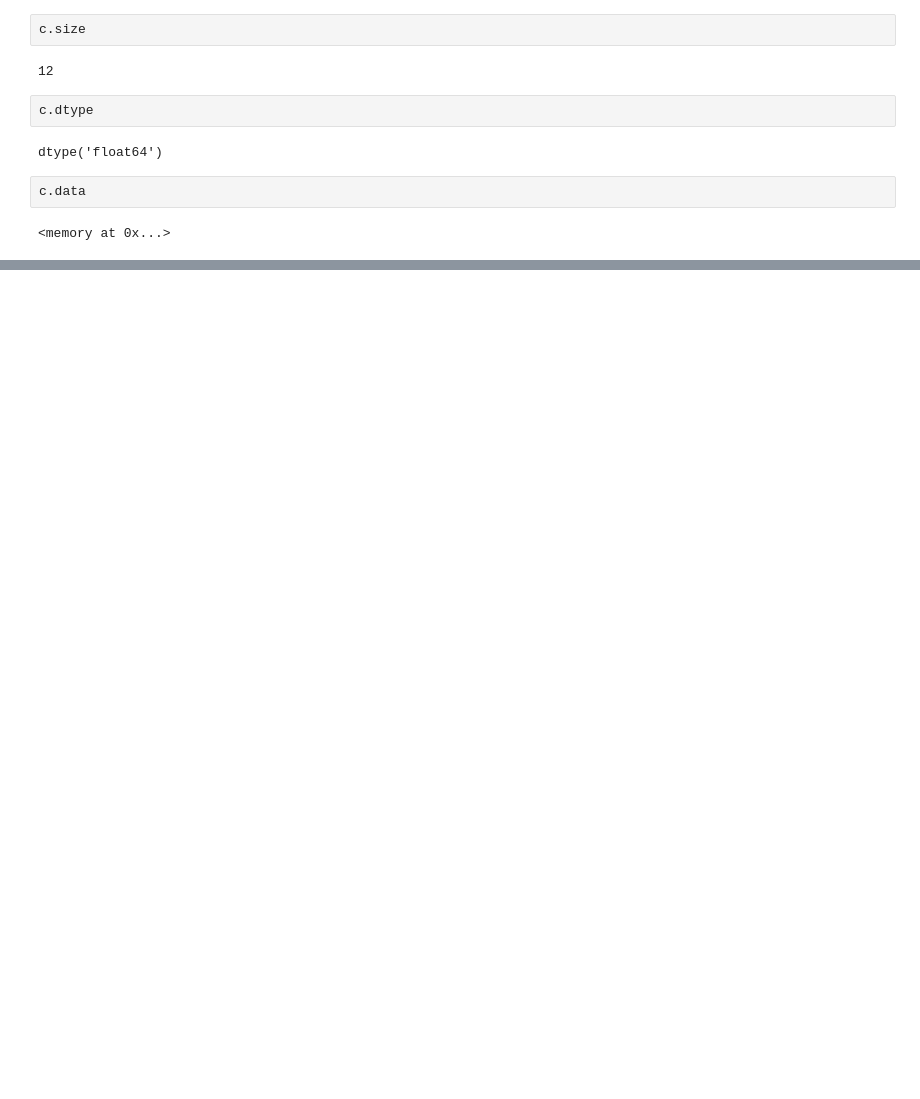
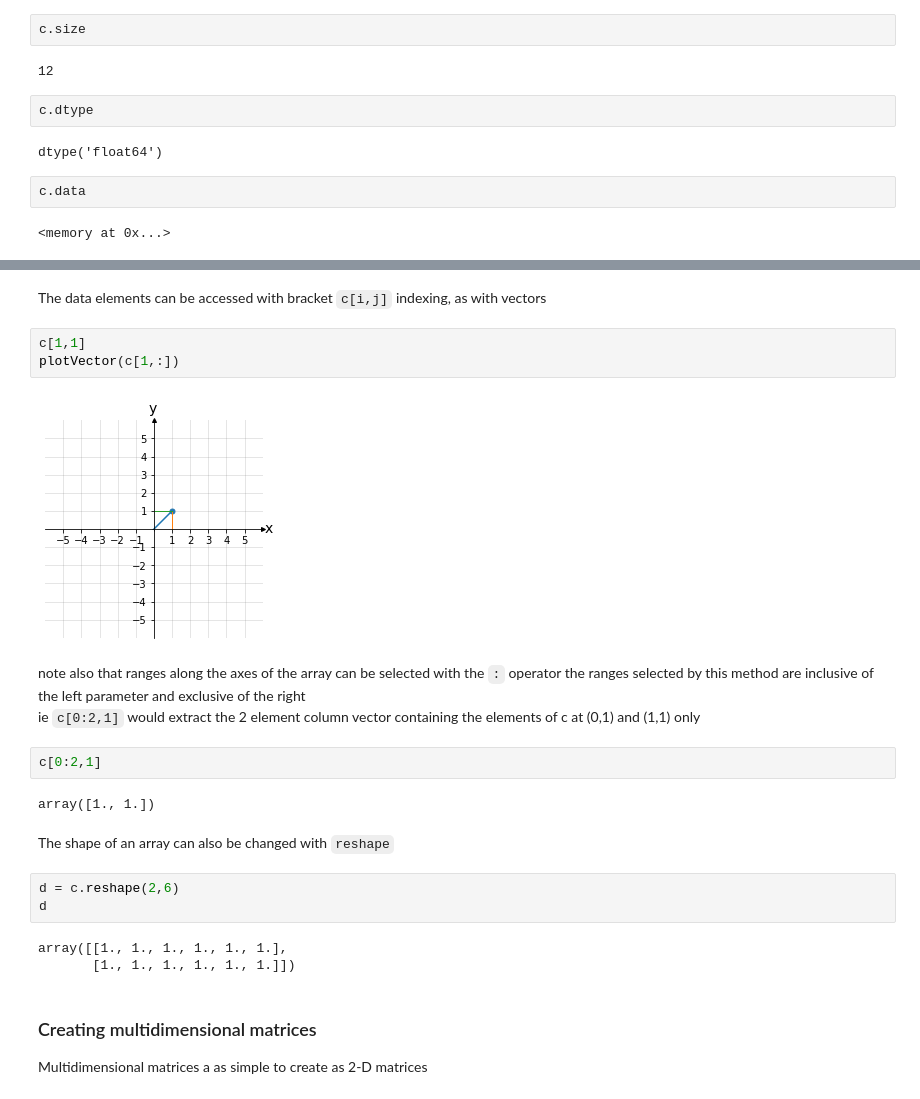
Before and after one commit to johnalanwillis/ilc-nodalMet-ML, a Jupyter notebook: code/Linear Algebra Review - Numpy.ipynb, the cells around one changed output, grey strips where cells are left out. Cells and saved outputs as stored; diff of their text form; blank space fills up the shorter version.

```diff
--- a/code/Linear Algebra Review - Numpy.ipynb
+++ b/code/Linear Algebra Review - Numpy.ipynb
@@ -295,0 +372,26 @@ plotVector((3,2))
+# %% [markdown]
+The data elements can be accessed with bracket `c[i,j]` indexing, as with vectors
+# %%
+c[1,1]
+plotVector(c[1,:])
+# %% [output]
+[figure, added]
+# %% [markdown]
+ note also that ranges along the axes of the array can be selected with the `:` operator
+the ranges selected by this method are inclusive of the left parameter and exclusive of the right
+ie `c[0:2,1]` would extract the 2 element column vector containing the elements of c at (0,1) and (1,1) only
+# %%
+c[0:2,1]
+# %% [output]
+array([1., 1.])
+# %% [markdown]
+The shape of an array can also be changed with `reshape`
+# %%
+d = c.reshape(2,6)
+d
+# %% [output]
+array([[1., 1., 1., 1., 1., 1.],
+       [1., 1., 1., 1., 1., 1.]])
+# %% [markdown]
+### Creating multidimensional matrices
+Multidimensional matrices a as simple to create as 2-D matrices
```
Also changed, not shown: parts of 59 cells of this notebook.
